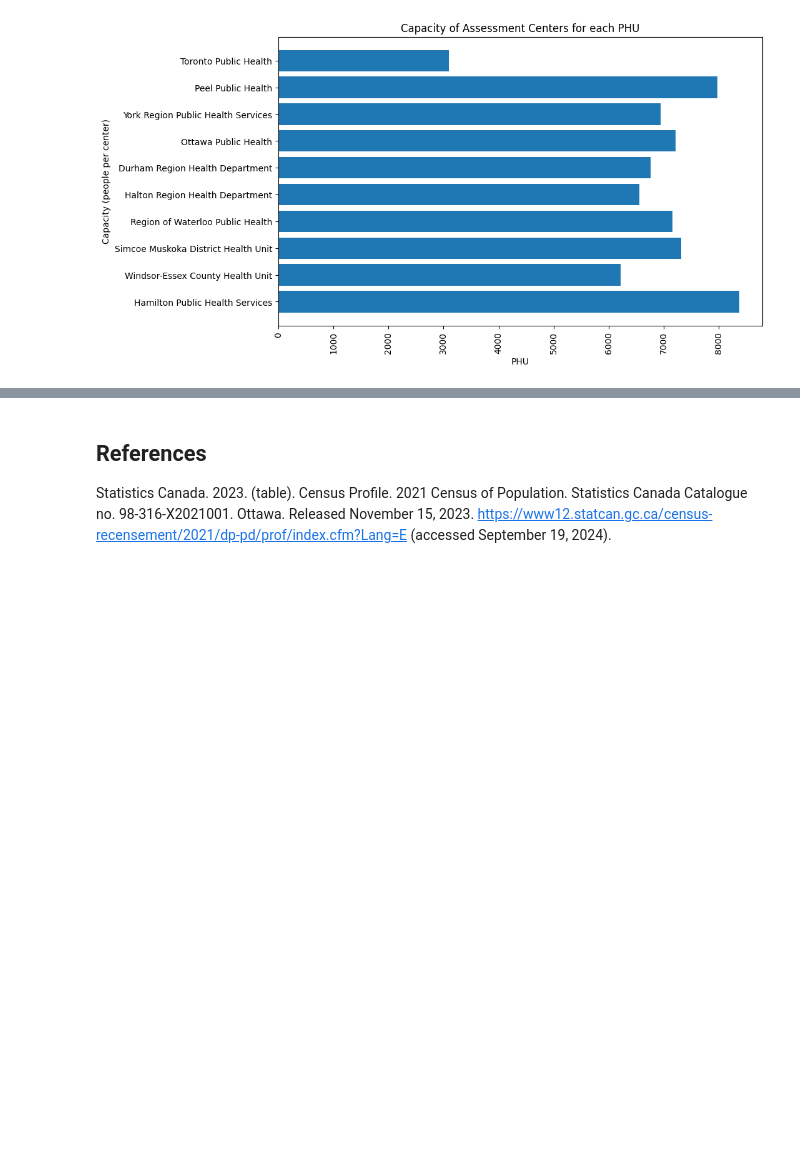
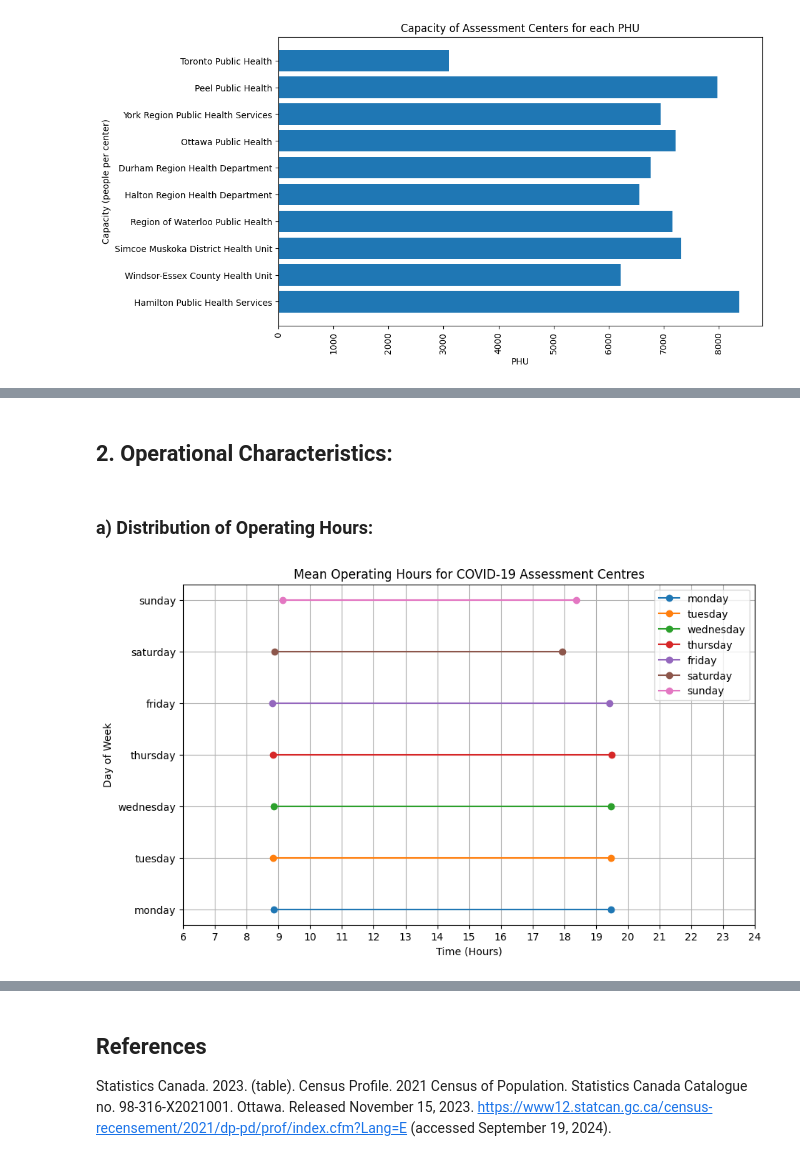
Before and after one commit to RanArino/Course_Projects, a Jupyter notebook: BDA700_HealthAnalytics/Assignment01/Reports.ipynb, the cells around one changed output, grey strips where cells are left out. Saved outputs shown, nothing was run; the diff lists cells and outputs as text; code cells hidden in the pictures; blank space fills up the shorter version.

Commit message:
completed visualizations

```diff
--- a/BDA700_HealthAnalytics/Assignment01/Reports.ipynb
+++ b/BDA700_HealthAnalytics/Assignment01/Reports.ipynb
@@ -313,3 +307,82 @@ fig.update_layout(
 )
 
 fig.show()
+# %% [markdown]
+## 2. Operational Characteristics:
+# %% [markdown]
+### a) Distribution of Operating Hours:
+# %%
+# function to extract operation start and end time
+def extract_start_end_times(hours_string):
+    """
+    Extracts the start and end times from a string representing operating hours.
+    Handles cases with multiple time ranges separated by '&'.
+    """
+    if pd.isna(hours_string):
+        return None, None
+
+    first_range = hours_string.split('&')[0] # Take only the first range
+    times = first_range.split('-')
+
+    if len(times) == 2:
+        start_time = times[0].strip()
+        end_time = times[1].strip()
+        return start_time, end_time
+    else:
+        return None, None
+
+def time_to_minutes(time_str):
+    """Converts a time string (HH:MM) to minutes since midnight."""
+    if pd.isna(time_str):
+        return None
+    try:
+        time = datetime.datetime.strptime(time_str, '%H:%M').time()
+        return time.hour * 60 + time.minute
+    except ValueError:  # Handle invalid time formats
+        return None
+
+def calculate_mean_times(day_column):
+    """Calculates the mean start and end times for a given day's hours."""
+    start_times_minutes = []
+    end_times_minutes = []
+
+    for hours in day_column.dropna():
+        start, end = extract_start_end_times(hours)
+        start_minutes = time_to_minutes(start)
+        end_minutes = time_to_minutes(end)
+        if start_minutes:
+            start_times_minutes.append(start_minutes)
+        if end_minutes:
+            end_times_minutes.append(end_minutes)
+
+    if not start_times_minutes or not end_times_minutes:
+        return None, None
+
+    mean_start = sum(start_times_minutes) / len(start_times_minutes)
+    mean_end = sum(end_times_minutes) / len(end_times_minutes)
+    return mean_start, mean_end
+
+
+# Calculate mean start and end times for each day
+days = ['monday', 'tuesday', 'wednesday', 'thursday', 'friday', 'saturday', 'sunday']
+mean_times = {}
+for day in days:
+    mean_start, mean_end = calculate_mean_times(data[day])
+    if mean_start:  # Check if mean times are valid
+        mean_times[day] = {'start': mean_start, 'end': mean_end}
+
+
+# Plot the mean start and end times
+plt.figure(figsize=(10, 6))
+for day, times in mean_times.items():
+    plt.plot([times['start'] / 60, times['end'] / 60], [day, day], marker='o', label=day)  # Convert minutes to hours
+
+plt.title('Mean Operating Hours for COVID-19 Assessment Centres')
+plt.ylabel('Day of Week')
+plt.xlabel('Time (Hours)')
+plt.xticks(range(6, 25))
+plt.legend()
+plt.grid(True)
+plt.show()
+# %% [output]
+[figure, added]
```
Also changed, not shown: parts of 10 cells of this notebook.
